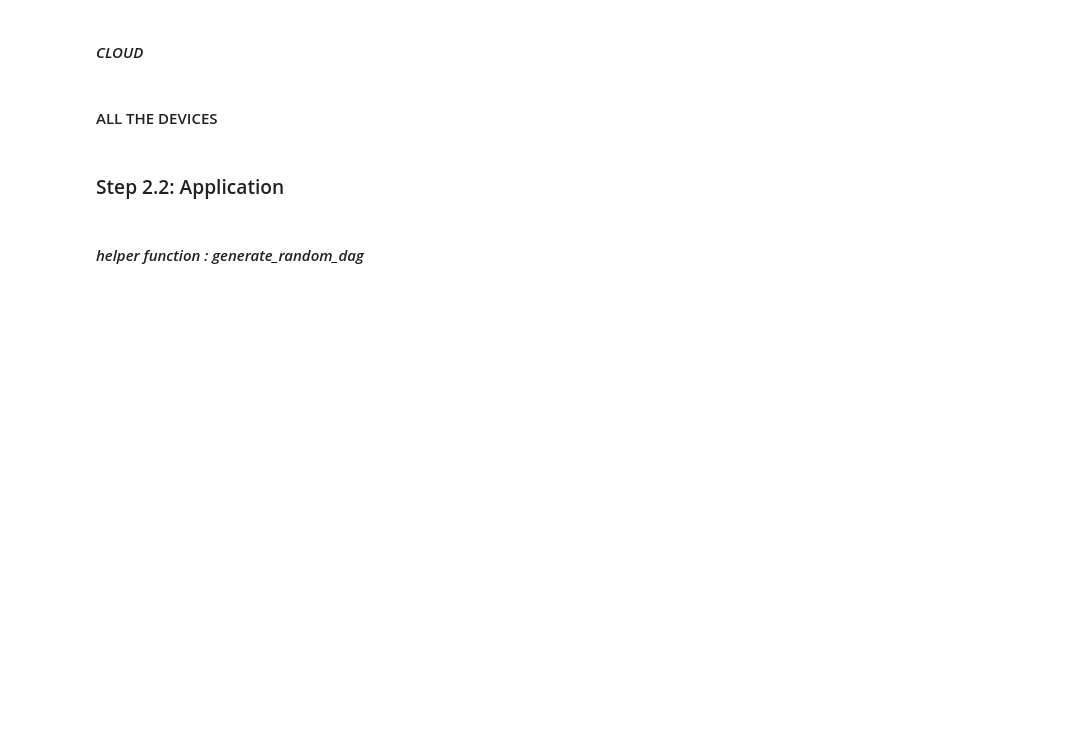
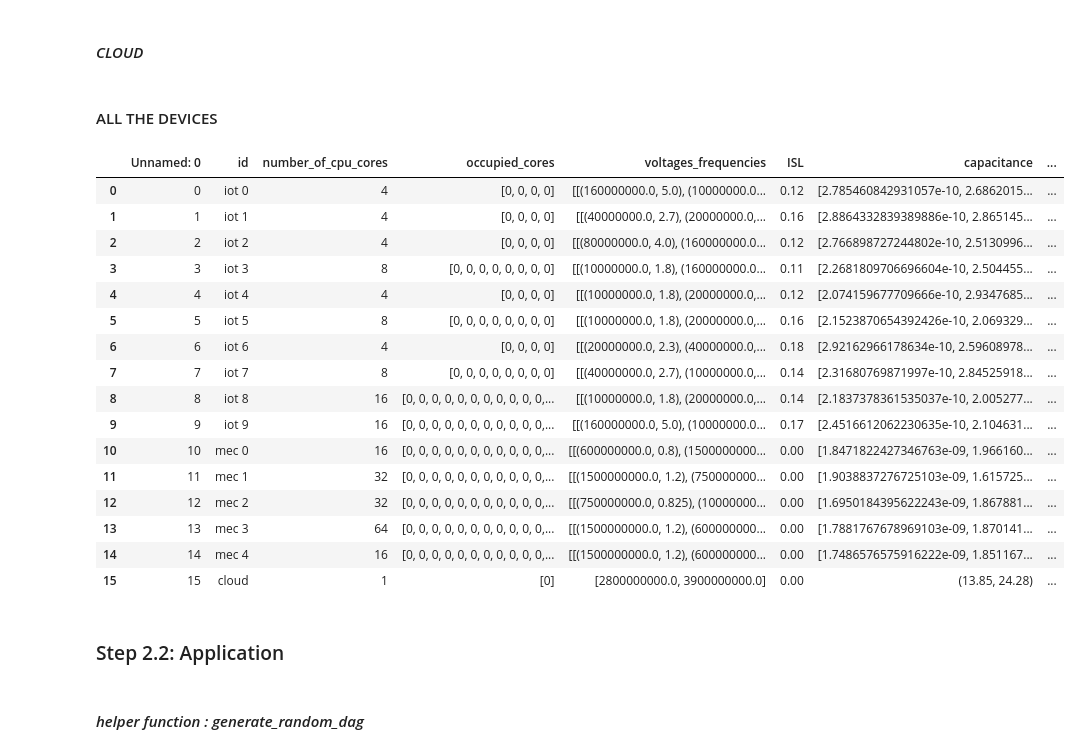
Before and after one commit to seyedAliHamedi/DTRL, a Jupyter notebook: main.ipynb, the cells around one changed output. Cells and saved outputs as stored; diff of their text form; code cells hidden in the pictures; blank space fills up the shorter version.

Commit message:
save devices to csv

```diff
--- a/main.ipynb
+++ b/main.ipynb
@@ -135,3 +130,39 @@ devices = pd.read_csv("devices.csv")
+# %%
+import ast
+
+# devices = pd.concat([IoTdevices,MECDevices,cloud],ignore_index=True)
+# devices.to_csv("devices.csv")
+
+devices = pd.read_csv("devices.csv")
+devices["voltages_frequencies"] = devices["voltages_frequencies"].apply(lambda x: ast.literal_eval(x))
+devices["capacitance"] = devices["capacitance"].apply(
+    lambda x: ast.literal_eval(x)
+)
+devices["powerIdle"] = devices["powerIdle"].apply(
+    lambda x: ast.literal_eval(x)
+)
+devices["accetableTasks"] = devices["accetableTasks"].apply(
+    lambda x: ast.literal_eval(x)
+)
+# devices = pd.concat([IoTdevices],ignore_index=True)
+# %% [output]
+|  | Unnamed: 0 | id | number_of_cpu_cores | occupied_cores | voltages_frequencies | ISL | capacitance | ... |
+| 0 | 0 | iot 0 | 4 | [0, 0, 0, 0] | [[(160000000.0, 5.0), (10000000.0... | 0.12 | [2.785460842931057e-10, 2.6862015... | ... |
+| 1 | 1 | iot 1 | 4 | [0, 0, 0, 0] | [[(40000000.0, 2.7), (20000000.0,... | 0.16 | [2.8864332839389886e-10, 2.865145... | ... |
+| 2 | 2 | iot 2 | 4 | [0, 0, 0, 0] | [[(80000000.0, 4.0), (160000000.0... | 0.12 | [2.766898727244802e-10, 2.5130996... | ... |
+| 3 | 3 | iot 3 | 8 | [0, 0, 0, 0, 0, 0, 0, 0] | [[(10000000.0, 1.8), (160000000.0... | 0.11 | [2.2681809706696604e-10, 2.504455... | ... |
+| 4 | 4 | iot 4 | 4 | [0, 0, 0, 0] | [[(10000000.0, 1.8), (20000000.0,... | 0.12 | [2.074159677709666e-10, 2.9347685... | ... |
+| 5 | 5 | iot 5 | 8 | [0, 0, 0, 0, 0, 0, 0, 0] | [[(10000000.0, 1.8), (20000000.0,... | 0.16 | [2.1523870654392426e-10, 2.069329... | ... |
+| 6 | 6 | iot 6 | 4 | [0, 0, 0, 0] | [[(20000000.0, 2.3), (40000000.0,... | 0.18 | [2.92162966178634e-10, 2.59608978... | ... |
+| 7 | 7 | iot 7 | 8 | [0, 0, 0, 0, 0, 0, 0, 0] | [[(40000000.0, 2.7), (10000000.0,... | 0.14 | [2.31680769871997e-10, 2.84525918... | ... |
+| 8 | 8 | iot 8 | 16 | [0, 0, 0, 0, 0, 0, 0, 0, 0, 0, 0,... | [[(10000000.0, 1.8), (20000000.0,... | 0.14 | [2.1837378361535037e-10, 2.005277... | ... |
+| 9 | 9 | iot 9 | 16 | [0, 0, 0, 0, 0, 0, 0, 0, 0, 0, 0,... | [[(160000000.0, 5.0), (10000000.0... | 0.17 | [2.4516612062230635e-10, 2.104631... | ... |
+| 10 | 10 | mec 0 | 16 | [0, 0, 0, 0, 0, 0, 0, 0, 0, 0, 0,... | [[(600000000.0, 0.8), (1500000000... | 0.00 | [1.8471822427346763e-09, 1.966160... | ... |
+| 11 | 11 | mec 1 | 32 | [0, 0, 0, 0, 0, 0, 0, 0, 0, 0, 0,... | [[(1500000000.0, 1.2), (750000000... | 0.00 | [1.9038837276725103e-09, 1.615725... | ... |
+| 12 | 12 | mec 2 | 32 | [0, 0, 0, 0, 0, 0, 0, 0, 0, 0, 0,... | [[(750000000.0, 0.825), (10000000... | 0.00 | [1.6950184395622243e-09, 1.867881... | ... |
+| 13 | 13 | mec 3 | 64 | [0, 0, 0, 0, 0, 0, 0, 0, 0, 0, 0,... | [[(1500000000.0, 1.2), (600000000... | 0.00 | [1.7881767678969103e-09, 1.870141... | ... |
+| 14 | 14 | mec 4 | 16 | [0, 0, 0, 0, 0, 0, 0, 0, 0, 0, 0,... | [[(1500000000.0, 1.2), (600000000... | 0.00 | [1.7486576575916222e-09, 1.851167... | ... |
+| 15 | 15 | cloud | 1 | [0] | [2800000000.0, 3900000000.0] | 0.00 | (13.85, 24.28) | ... |
 # %% [markdown]
 ### Step 2.2: Application
 # %% [markdown]
```
Also changed, not shown: parts of 4 cells of this notebook, 1 other file.
